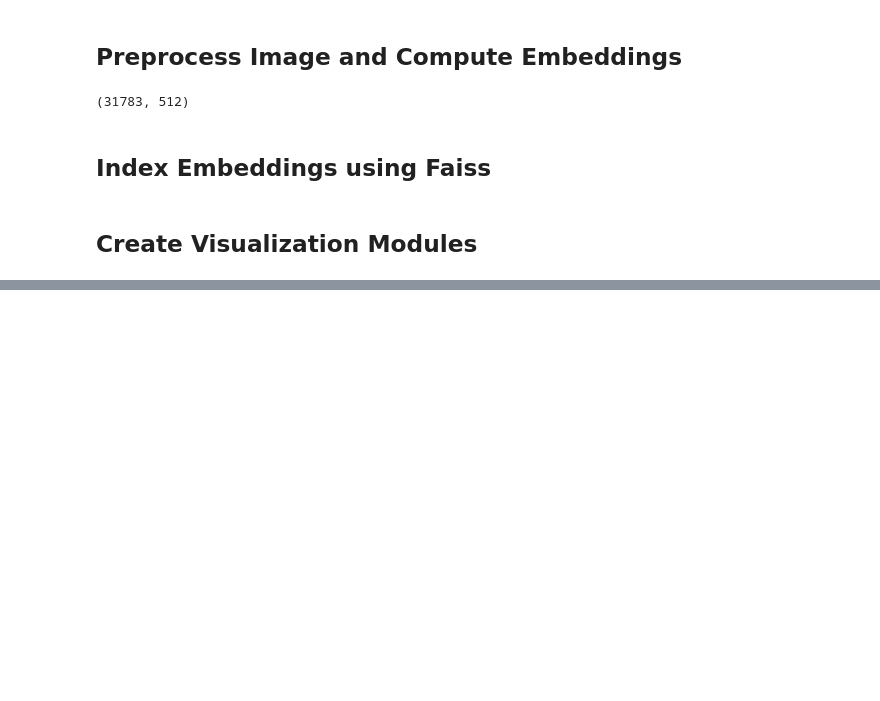
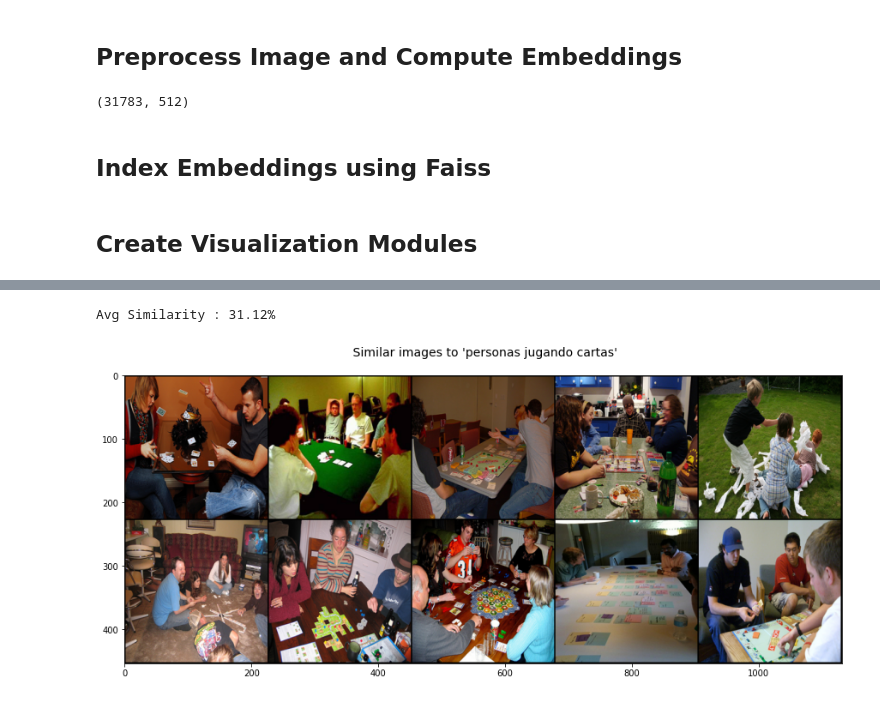
Before and after one commit to statscol/clip-fine-tuning, a Jupyter notebook: inference.ipynb, the cells around one changed output, grey strips where cells are left out. Cells and saved outputs as stored; diff of their text form; code cells hidden in the pictures; blank space fills up the shorter version.

```diff
--- a/inference.ipynb
+++ b/inference.ipynb
@@ -106,0 +109,6 @@ Avg Similarity : 26.31%
+# %%
+input_str="personas jugando cartas"
+get_images(input_str)
+# %% [output]
+Avg Similarity : 31.12%
+[figure, added]
```
Also changed, not shown: parts of 3 cells of this notebook, 2 other files.
